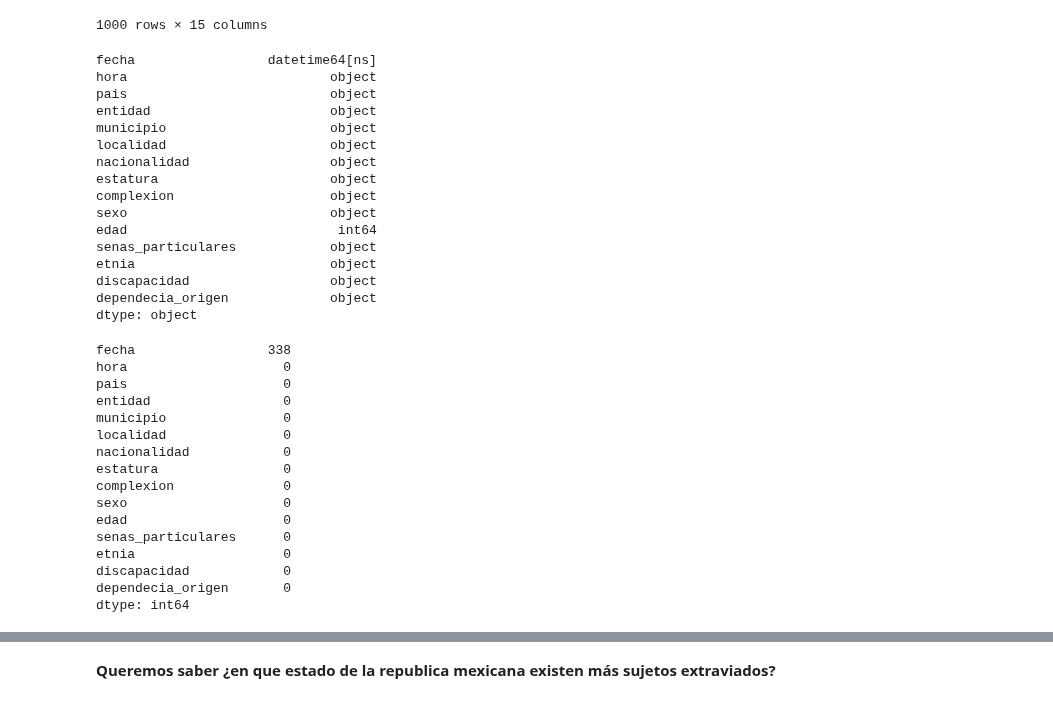
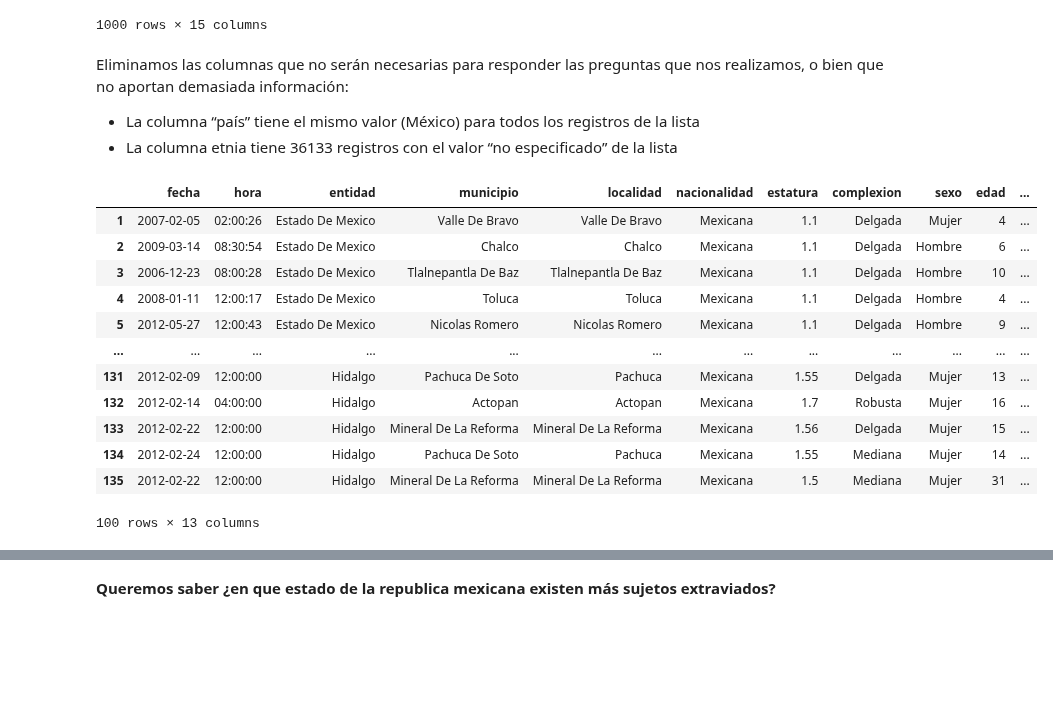
Before and after one commit to MinervaNunez/Proyecto-de-Python-BEDU, a Jupyter notebook: Proyecto_Equipo_8_Kevin_Nicky_Jesus.ipynb, the cells around one changed output, grey strips where cells are left out. Drawn from its saved outputs; the diff is of its cells as text; code cells hidden in the pictures; blank space fills up the shorter version.

```diff
--- a/Proyecto_Equipo_8_Kevin_Nicky_Jesus.ipynb
+++ b/Proyecto_Equipo_8_Kevin_Nicky_Jesus.ipynb
@@ -646,44 +643,39 @@ mean_value=round(mean_value)
 df_2["edad"].fillna(value=mean_value, inplace=True)
 #Ahora si convertimos la columna edad a int
 df_2["edad"]= df_2["edad"].astype(int)
-df_2.dtypes
+
+#Llenamos los valores de estatura con el valor promedio
+estaturas = pd.to_numeric(df_2.loc[:,'estatura'], errors='coerce')
+estatura_promedio = round(estaturas.mean(), 2)
+df_2['estatura'] = df_2['estatura'].replace(['No Especificado'], estatura_promedio)
+
+#Eliminamos los valores "No Especificados" de la columna localidad, colocando en su lugar NAN y despues se elimina
+df_2["localidad"]=df_2["localidad"].replace('No Especificado',np.NaN)
+df_2=df_2.dropna(subset=["localidad"])
-# %% [output]
-fecha                 datetime64[ns]
-hora                          object
-pais                          object
-entidad                       object
-municipio                     object
-localidad                     object
-nacionalidad                  object
-estatura                      object
-complexion                    object
-sexo                          object
-edad                           int64
-senas_particulares            object
-etnia                         object
-discapacidad                  object
-dependecia_origen             object
-dtype: object
-# %%
-#Detectamos que despues de la conversion de la fecha, los valores 00000 se hicieron NAN
-df_3=df_2.dropna(axis=0, how='all')
-
-
-df_2.isna().sum()
-# %% [output]
-fecha                 338
-hora                    0
-pais                    0
-entidad                 0
-municipio               0
-localidad               0
-nacionalidad            0
-estatura                0
-complexion              0
-sexo                    0
-edad                    0
-senas_particulares      0
-etnia                   0
-discapacidad            0
-dependecia_origen       0
-dtype: int64
+# %% [markdown]
+Eliminamos las columnas que no serán necesarias para responder las preguntas que nos realizamos, o bien que no aportan demasiada información:
+*   La columna “país” tiene el mismo valor (México) para todos los registros de la lista
+*   La columna etnia tiene 36133 registros con el valor “no especificado”
+ de la lista
+# %%
+# Comprobamos si existen las columnas a eliminar
+
+if set(['pais','etnia']).issubset(df_2.columns):
+  df_2 = df_2.drop(['pais', 'etnia'], axis=1)
+
+
+df_2.head(100)
+# %% [output]
+|  | fecha | hora | entidad | municipio | localidad | nacionalidad | estatura | complexion | sexo | edad | ... |
+| 1 | 2007-02-05 | 02:00:26 | Estado De Mexico | Valle De Bravo | Valle De Bravo | Mexicana | 1.1 | Delgada | Mujer | 4 | ... |
+| 2 | 2009-03-14 | 08:30:54 | Estado De Mexico | Chalco | Chalco | Mexicana | 1.1 | Delgada | Hombre | 6 | ... |
+| 3 | 2006-12-23 | 08:00:28 | Estado De Mexico | Tlalnepantla De Baz | Tlalnepantla De Baz | Mexicana | 1.1 | Delgada | Hombre | 10 | ... |
+| 4 | 2008-01-11 | 12:00:17 | Estado De Mexico | Toluca | Toluca | Mexicana | 1.1 | Delgada | Hombre | 4 | ... |
+| 5 | 2012-05-27 | 12:00:43 | Estado De Mexico | Nicolas Romero | Nicolas Romero | Mexicana | 1.1 | Delgada | Hombre | 9 | ... |
+| ... | ... | ... | ... | ... | ... | ... | ... | ... | ... | ... | ... |
+| 131 | 2012-02-09 | 12:00:00 | Hidalgo | Pachuca De Soto | Pachuca | Mexicana | 1.55 | Delgada | Mujer | 13 | ... |
+| 132 | 2012-02-14 | 04:00:00 | Hidalgo | Actopan | Actopan | Mexicana | 1.7 | Robusta | Mujer | 16 | ... |
+| 133 | 2012-02-22 | 12:00:00 | Hidalgo | Mineral De La Reforma | Mineral De La Reforma | Mexicana | 1.56 | Delgada | Mujer | 15 | ... |
+| 134 | 2012-02-24 | 12:00:00 | Hidalgo | Pachuca De Soto | Pachuca | Mexicana | 1.55 | Mediana | Mujer | 14 | ... |
+| 135 | 2012-02-22 | 12:00:00 | Hidalgo | Mineral De La Reforma | Mineral De La Reforma | Mexicana | 1.5 | Mediana | Mujer | 31 | ... |
+100 rows × 13 columns
```
Also changed, not shown: parts of 5 cells of this notebook.
